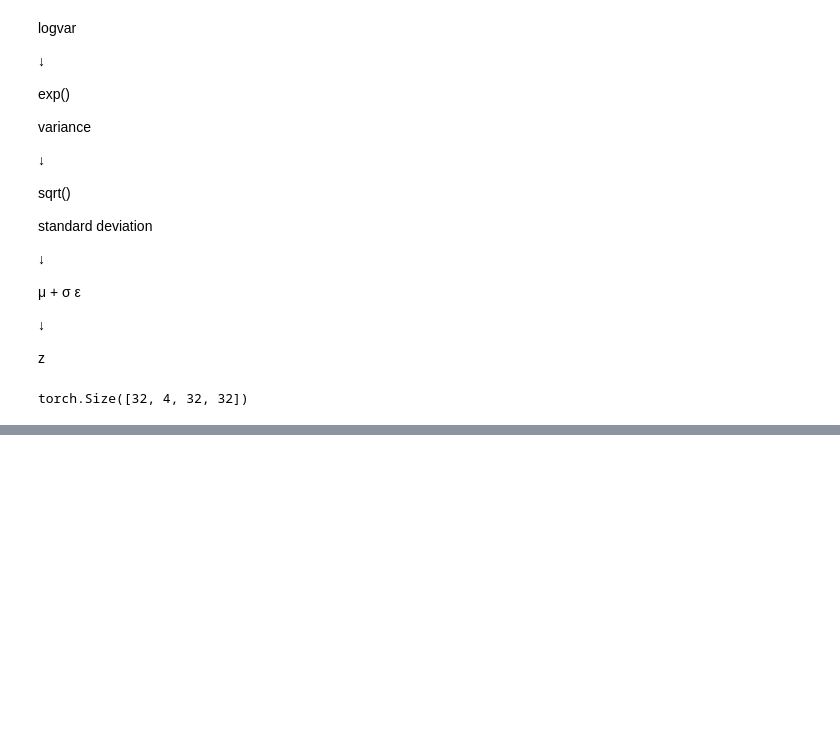
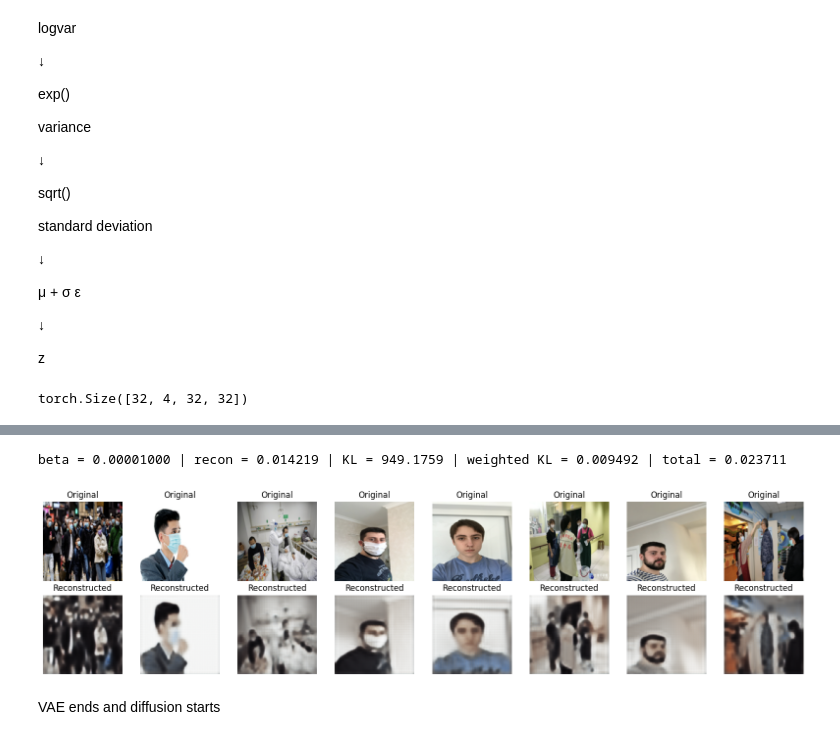
Before and after one commit to Rohan46os/Video_gen_model, a Jupyter notebook: diffusion_practice.ipynb, the cells around one changed output, grey strips where cells are left out. Cells and saved outputs as stored; diff of their text form; code cells hidden in the pictures; blank space fills up the shorter version.

Commit message:
Wrote a decoder for VAE and trained both encoder and decoder of VAE

```diff
--- a/diffusion_practice.ipynb
+++ b/diffusion_practice.ipynb
@@ -185,3 +407,44 @@ torch.Size([32, 4, 32, 32])
+# %%
+print(
+    f"beta = {beta_vae:.8f} | "
+    f"recon = {recon_loss.item():.6f} | "
+    f"KL = {kl_loss.item():.4f} | "
+    f"weighted KL = {(beta_vae * kl_loss.item()):.6f} | "
+    f"total = {loss.item():.6f}"
+)
+# %% [output]
+beta = 0.00001000 | recon = 0.014219 | KL = 949.1759 | weighted KL = 0.009492 | total = 0.023711
+# %%
+model.eval()
+
+(images,) = next(iter(val_loader))
+images = images[:8].to(device)
+
+with torch.no_grad():
+    # Use mu for deterministic reconstruction during this visualization
+    mu, logvar = model.encoder(images)
+    reconstructed = model.decoder(mu)
+
+original = images.cpu().permute(0, 2, 3, 1).numpy()
+reconstructed = reconstructed.cpu().permute(0, 2, 3, 1).numpy()
+
+fig, axes = plt.subplots(2, 8, figsize=(16, 4))
+
+for i in range(8):
+    axes[0, i].imshow(original[i])
+    axes[0, i].set_title("Original")
+    axes[0, i].axis("off")
+
+    axes[1, i].imshow(reconstructed[i].clip(0, 1))
+    axes[1, i].set_title("Reconstructed")
+    axes[1, i].axis("off")
+
+plt.tight_layout()
+plt.show()
+# %% [output]
+[figure, added]
+# %% [markdown]
+VAE ends and diffusion starts
 # %%
 T = 200
 
```
Also changed, not shown: parts of 15 cells of this notebook.
